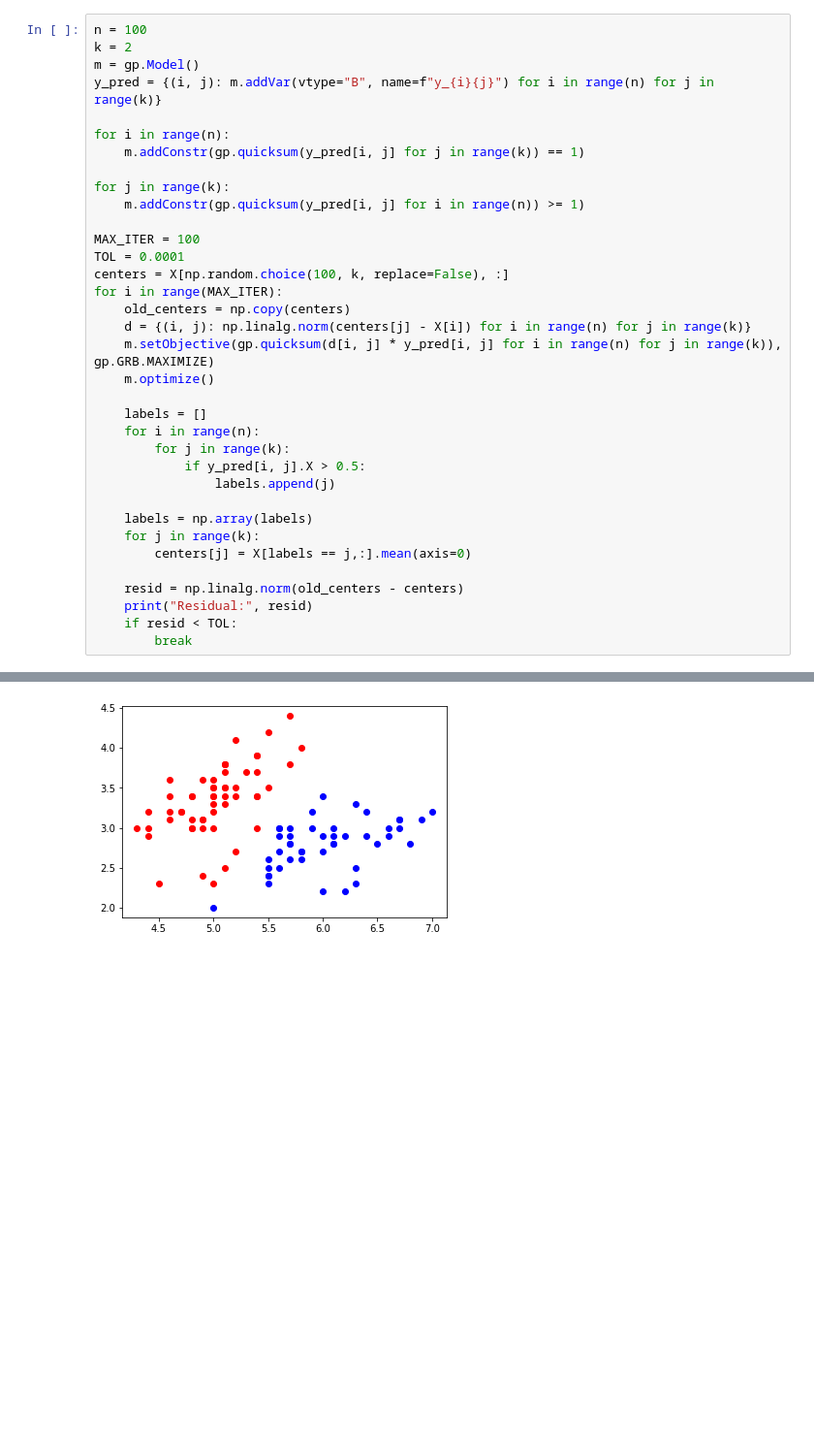
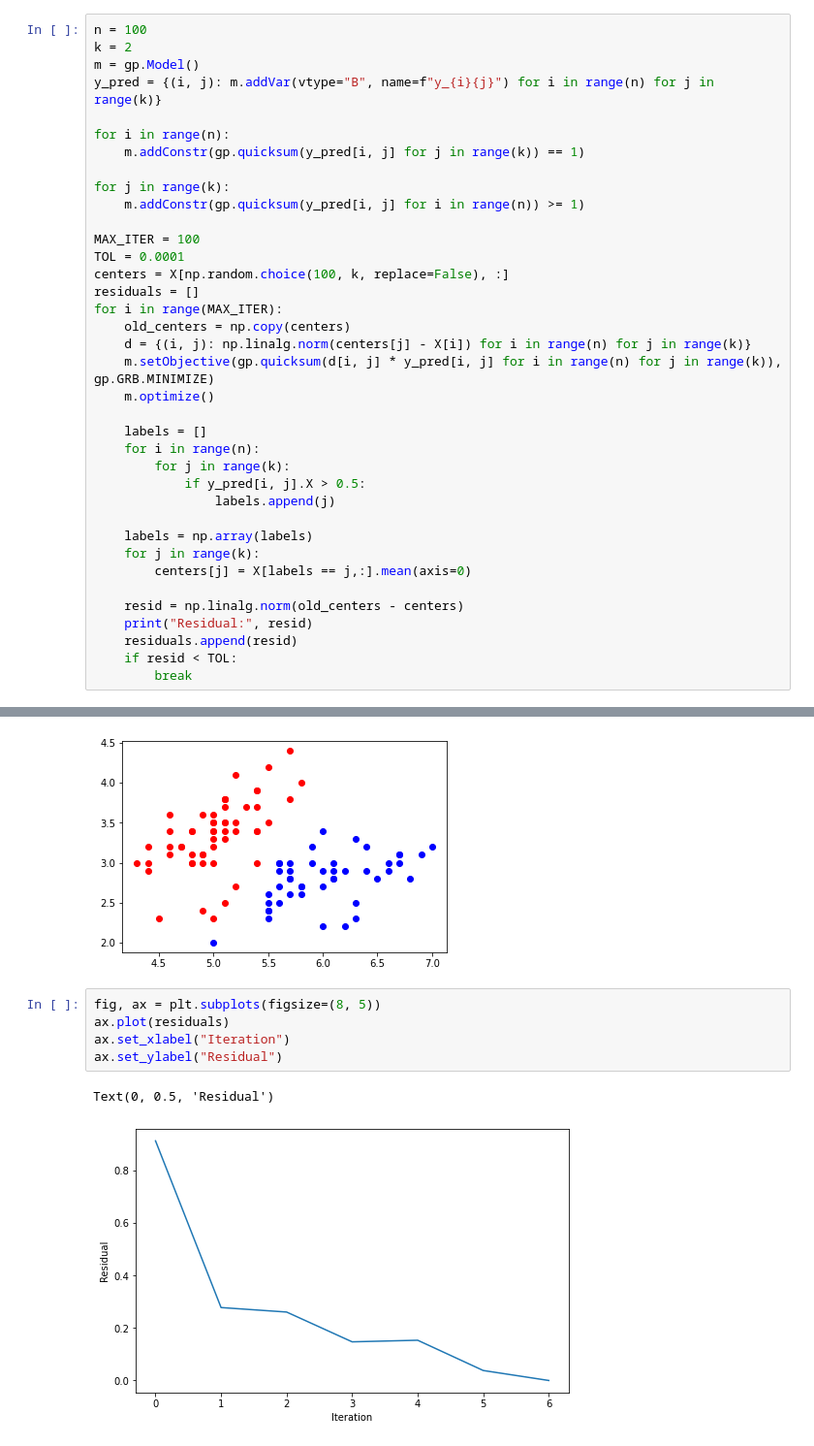
Before and after one commit to joshua-morris/playground, a Jupyter notebook: iris_data_k_means_ip.ipynb, the cells around one changed output, grey strips where cells are left out. Shown: that part at 97% size. Cells and saved outputs as stored; diff of their text form; blank space fills up the shorter version.

Commit message:
minimize

```diff
--- a/iris_data_k_means_ip.ipynb
+++ b/iris_data_k_means_ip.ipynb
@@ -29,10 +29,11 @@ for j in range(k):
 MAX_ITER = 100
 TOL = 0.0001
 centers = X[np.random.choice(100, k, replace=False), :]
+residuals = []
 for i in range(MAX_ITER):
     old_centers = np.copy(centers)
     d = {(i, j): np.linalg.norm(centers[j] - X[i]) for i in range(n) for j in range(k)}
-    m.setObjective(gp.quicksum(d[i, j] * y_pred[i, j] for i in range(n) for j in range(k)), gp.GRB.MAXIMIZE)
+    m.setObjective(gp.quicksum(d[i, j] * y_pred[i, j] for i in range(n) for j in range(k)), gp.GRB.MINIMIZE)
     m.optimize()
 
     labels = []
@@ -47,6 +48,7 @@ for i in range(MAX_ITER):
 
     resid = np.linalg.norm(old_centers - centers)
     print("Residual:", resid)
+    residuals.append(resid)
     if resid < TOL:
         break
 # %% [output]
@@ -76,3 +78,11 @@ for i in range(n):
             plt.scatter(X[i, 0], X[i, 1], c = cs[j])
 # %% [output]
 [figure]
+# %%
+fig, ax = plt.subplots(figsize=(8, 5))
+ax.plot(residuals)
+ax.set_xlabel("Iteration")
+ax.set_ylabel("Residual")
+# %% [output]
+Text(0, 0.5, 'Residual')
+[figure, added]
```
Also changed, not shown: parts of 1 cell of this notebook.
